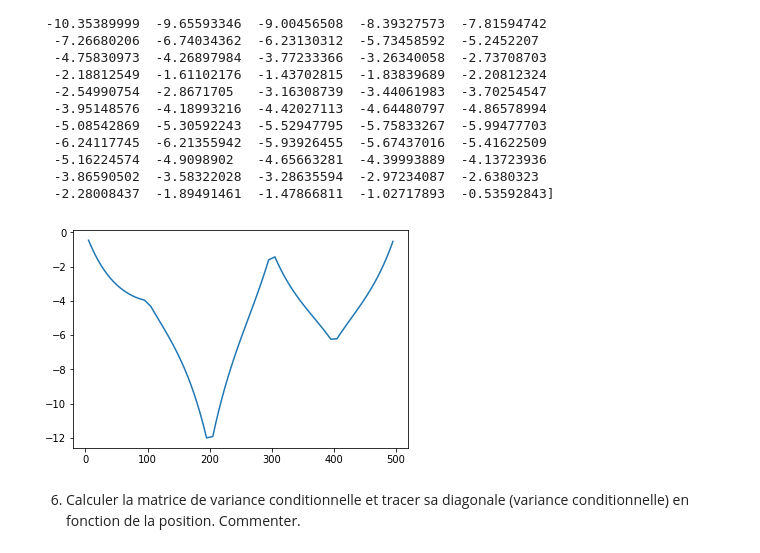
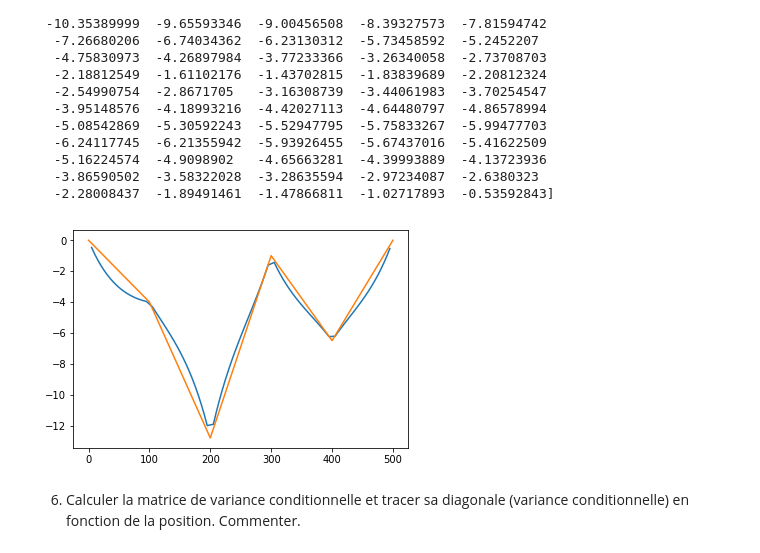
Before and after one commit to MaudRouxSalembien/Probabilites, a Jupyter notebook: Projet numérique de Probabilités.ipynb, the cells around one changed output. Drawn from its saved outputs; the diff is of its cells as text; code cells hidden in the pictures.

```diff
--- a/Projet numérique de Probabilités.ipynb
+++ b/Projet numérique de Probabilités.ipynb
@@ -200,15 +200,15 @@ print(m)
 # %%
 def esperance_conditionelle(y):
     return m_z - np.dot(np.transpose(C_obs_unknown), np.dot(np.linalg.inv(C_observations), y-m_y))
 
 Y=[discretization[i] for i in unknown_indexes]
 M=[m[i] for i in range(N-n)]
 plt.plot(Y, M)
+t = [discretization[i] for i in observation_indexes]
+plt.plot(t, depth)
 plt.show()
-
-#c'est très le rigolo
 # %% [output]
-[figure, old version]
+[figure, new version]
 # %% [markdown]
 6. Calculer la matrice de variance conditionnelle et tracer sa diagonale (variance conditionnelle) en fonction de la position. Commenter.
 # %%
```
Also changed, not shown: parts of 1 cell of this notebook.
